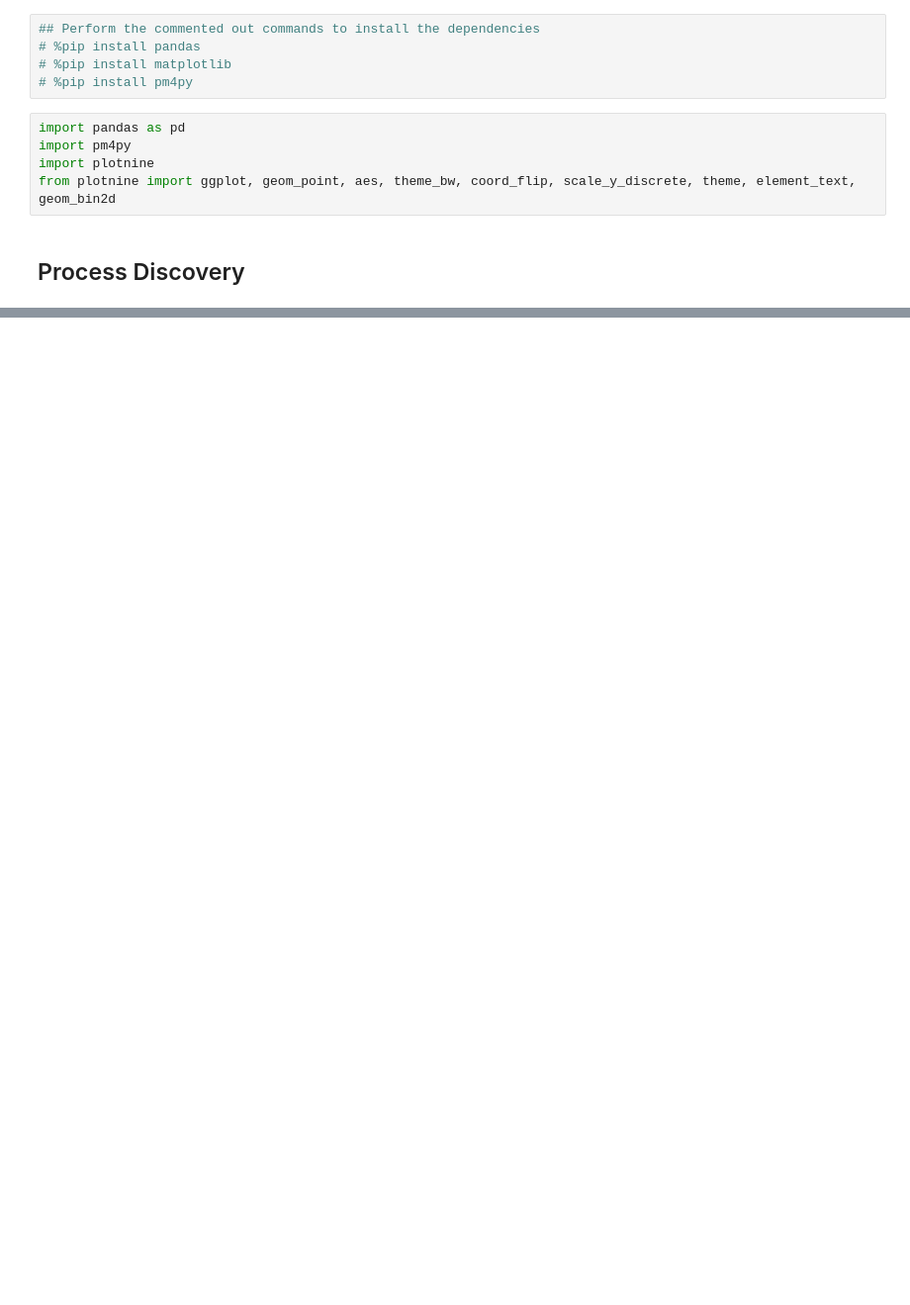
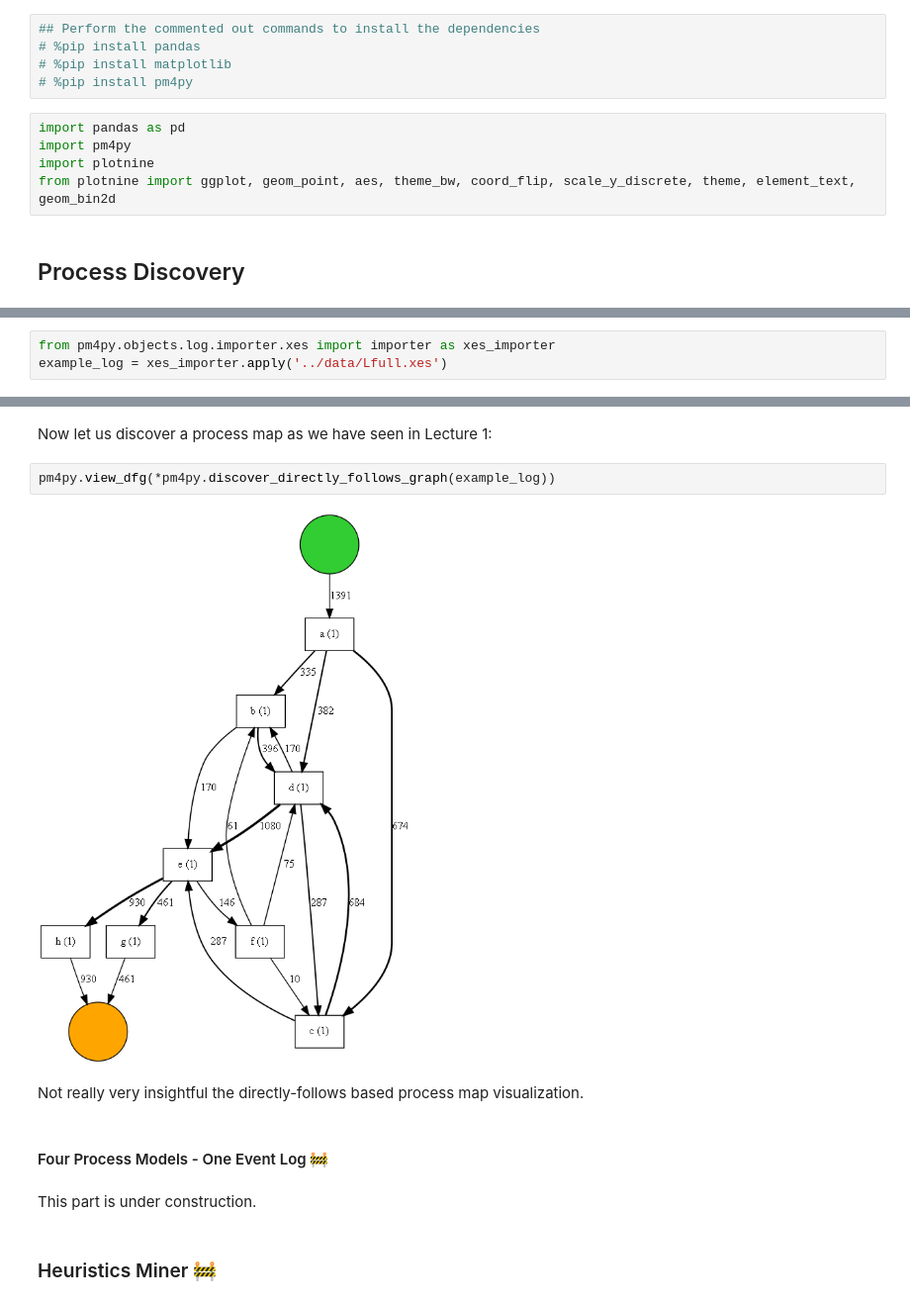
Before and after one commit to fmannhardt/course-applied-processmining, a Jupyter notebook: python/lecture2-discovery.ipynb, the cells around one changed output, grey strips where cells are left out. Shown at 99% size. Saved outputs shown, nothing was run; the diff lists cells and outputs as text; blank space fills up the shorter version.

```diff
--- a/python/lecture2-discovery.ipynb
+++ b/python/lecture2-discovery.ipynb
@@ -30,0 +62,3 @@ from plotnine import ggplot, geom_point, aes, theme_bw, coord_flip, scale_y_disc
+# %%
+from pm4py.objects.log.importer.xes import importer as xes_importer
+example_log = xes_importer.apply('../data/Lfull.xes')
@@ -30,0 +92,14 @@ from plotnine import ggplot, geom_point, aes, theme_bw, coord_flip, scale_y_disc
+# %% [markdown]
+Now let us discover a process map as we have seen in Lecture 1:
+# %%
+pm4py.view_dfg(*pm4py.discover_directly_follows_graph(example_log))
+# %% [output]
+[figure, added]
+# %% [markdown]
+Not really very insightful the directly-follows based process map visualization.
+# %% [markdown]
+#### Four Process Models - One Event Log 🚧
+# %% [markdown]
+This part is under construction.
+# %% [markdown]
+### Heuristics Miner 🚧
```
Also changed, not shown: parts of 8 cells of this notebook, 4 other files.
